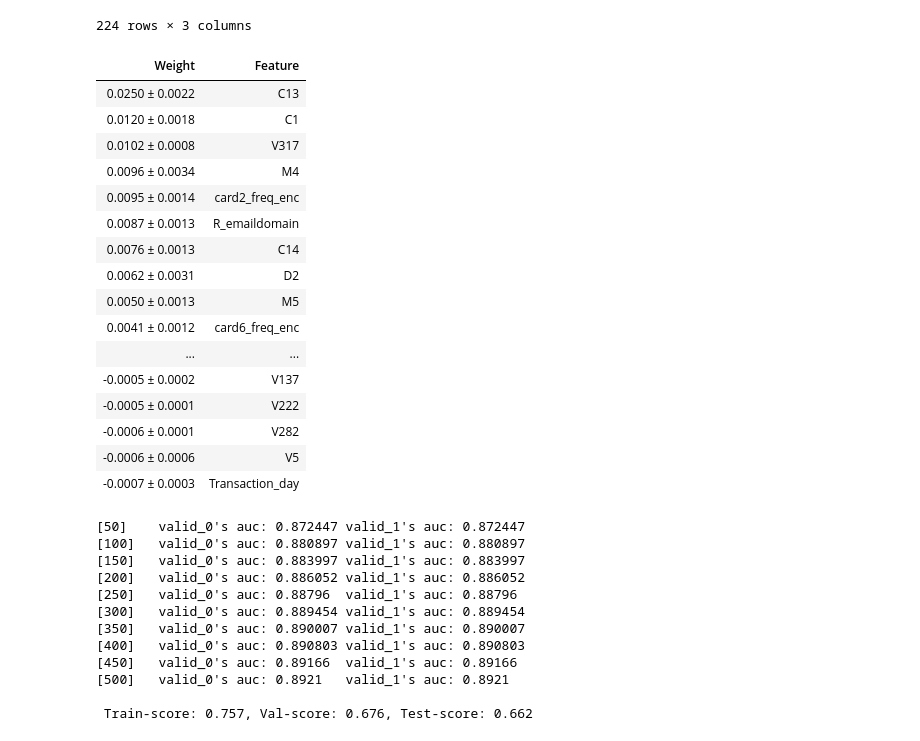
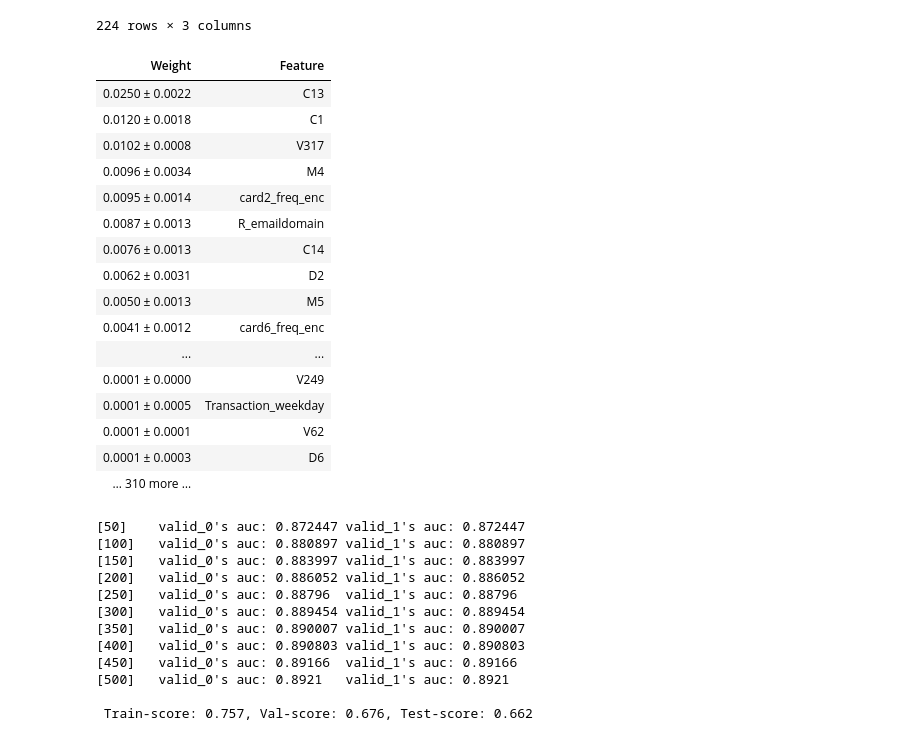
Before and after one commit to evelisko/GB_SDA_Kaggle, a Jupyter notebook: Lesson 6/HW_kaggle_lesson_6.ipynb, the cells around one changed output. Drawn from its saved outputs; the diff is of its cells as text; code cells hidden in the pictures.

```diff
--- a/Lesson 6/HW_kaggle_lesson_6.ipynb
+++ b/Lesson 6/HW_kaggle_lesson_6.ipynb
@@ -320,25 +326,25 @@ estimator = PermutationImportance( base_model, scoring="roc_auc", random_state=2
 
 importance = estimator.fit(x_val.fillna(-9999), y_val)
 # %%
-show_weights(importance, feature_names=x_val.columns.tolist(), top=x_val.shape[1])
+show_weights(importance, feature_names=x_val.columns.tolist(), top=100)
 # %% [output]
 | Weight | Feature |
 | 0.0250 ± 0.0022 | C13 |
 | 0.0120 ± 0.0018 | C1 |
 | 0.0102 ± 0.0008 | V317 |
 | 0.0096 ± 0.0034 | M4 |
 | 0.0095 ± 0.0014 | card2_freq_enc |
 | 0.0087 ± 0.0013 | R_emaildomain |
 | 0.0076 ± 0.0013 | C14 |
 | 0.0062 ± 0.0031 | D2 |
 | 0.0050 ± 0.0013 | M5 |
 | 0.0041 ± 0.0012 | card6_freq_enc |
 | ... | ... |
-| -0.0005 ± 0.0002 | V137 |
-| -0.0005 ± 0.0001 | V222 |
-| -0.0006 ± 0.0001 | V282 |
-| -0.0006 ± 0.0006 | V5 |
-| -0.0007 ± 0.0003 | Transaction_day |
+| 0.0001 ± 0.0000 | V249 |
+| 0.0001 ± 0.0005 | Transaction_weekday |
+| 0.0001 ± 0.0001 | V62 |
+| 0.0001 ± 0.0003 | D6 |
+| … 310 more … |  |
 # %%
 importance = pd.DataFrame({
     "feature": public_df.drop(["TransactionID", "isFraud"], axis=1).columns,
```
Also changed, not shown: parts of 30 cells of this notebook.
